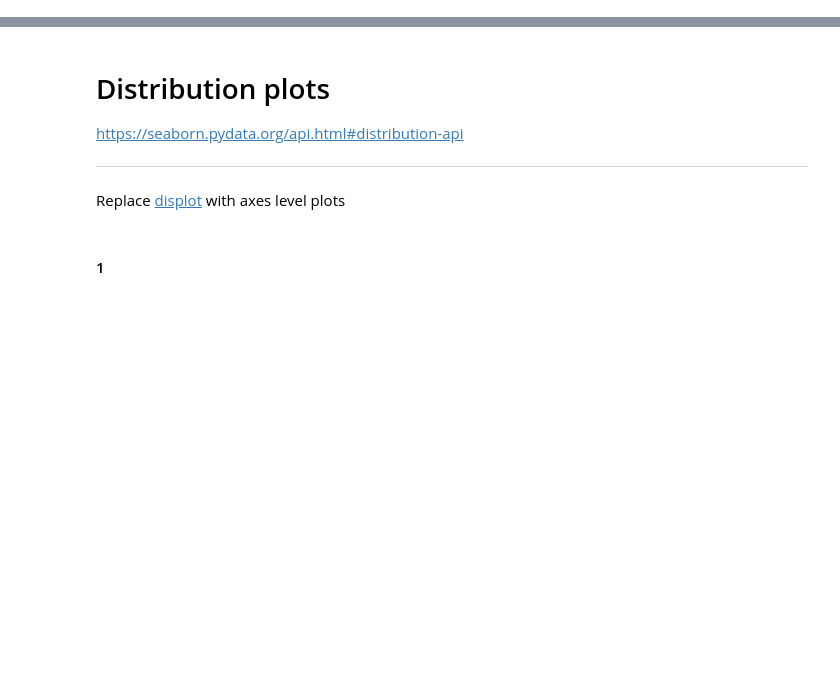
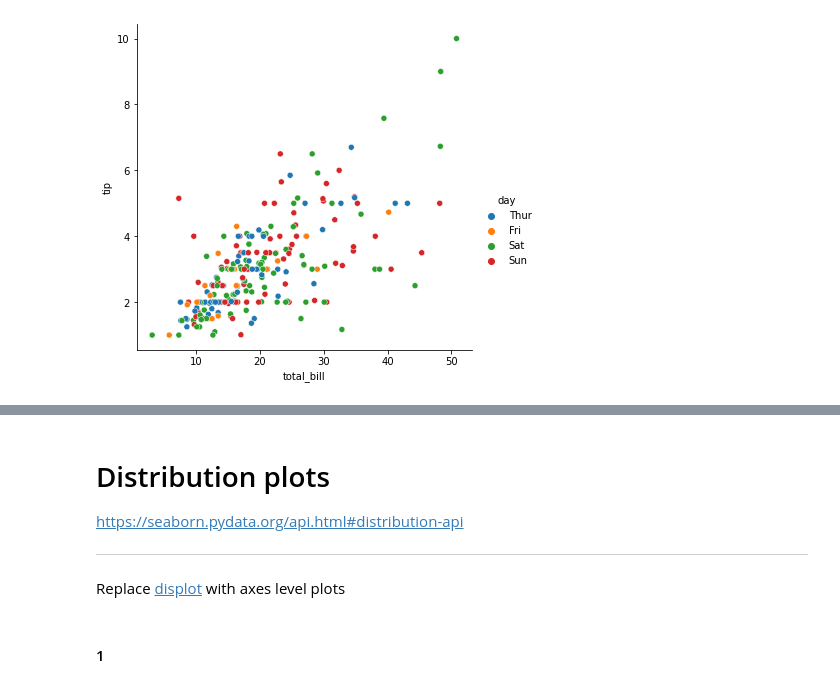
Before and after one commit to mwshinn/CanD, a Jupyter notebook: doc/gallery/seaborn_fig2ax.ipynb, the cells around one changed output, grey strips where cells are left out. Drawn from its saved outputs; the diff is of its cells as text; code cells hidden in the pictures; blank space fills up the shorter version.

```diff
--- a/doc/gallery/seaborn_fig2ax.ipynb
+++ b/doc/gallery/seaborn_fig2ax.ipynb
@@ -9,0 +60,18 @@ import seaborn as sns
+# %%
+# Matplotlib+Seaborn way (only axes level)
+
+# Create figure and axes
+fig, ax = plt.subplots(figsize=(6,6))
+
+# plot the histogram
+sns.scatterplot(data=tips, x="total_bill", y="tip", hue="day")
+
+# Hide the right and top spines
+ax.spines['right'].set_visible(False)
+ax.spines['top'].set_visible(False)
+
+# Adjust the legend position
+ax.legend_.set_bbox_to_anchor((1, 0.5))
+ax.legend_.get_frame().set_edgecolor('none')
+# %% [output]
+[figure, added]
```
Also changed, not shown: parts of 37 cells of this notebook.
